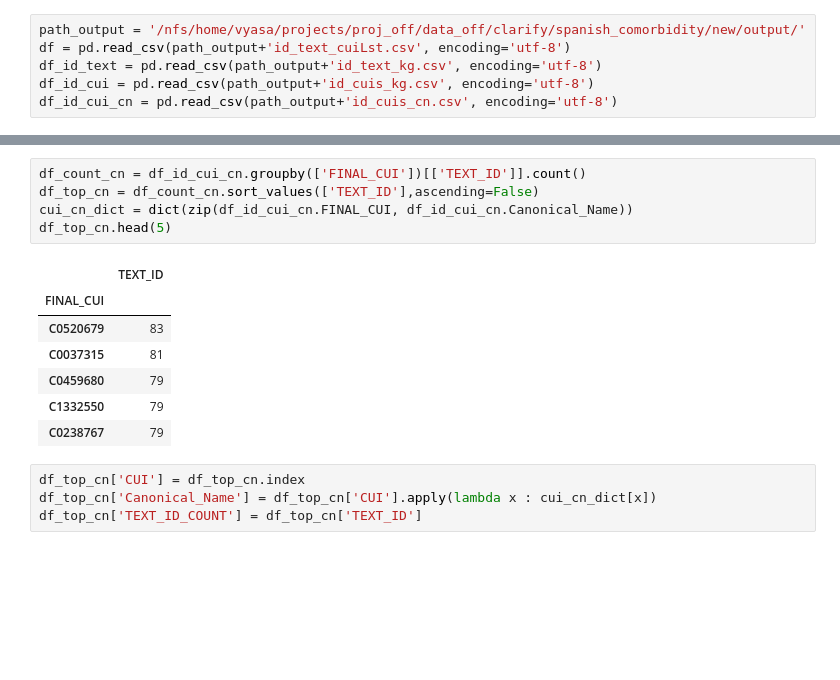
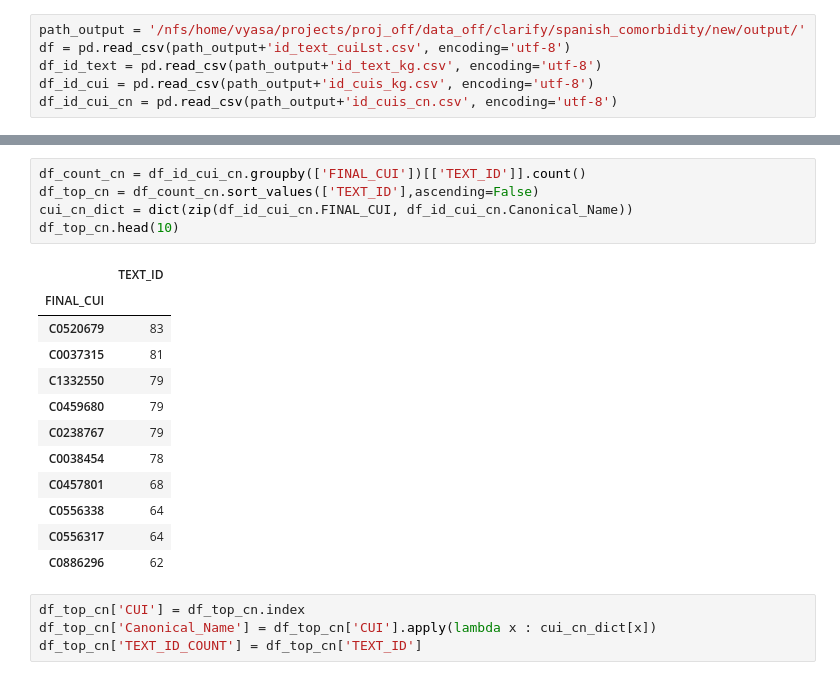
Before and after one commit to vyasakhilesh/biomed_entity_extraction, a Jupyter notebook: notebooks/data_analysis_comp.ipynb, the cells around one changed output, grey strips where cells are left out. Cells and saved outputs as stored; diff of their text form; blank space fills up the shorter version.

```diff
--- a/notebooks/data_analysis_comp.ipynb
+++ b/notebooks/data_analysis_comp.ipynb
@@ -47,16 +77,21 @@ df_id_cui_cn.head(1)
 # %%
 df_count_cn = df_id_cui_cn.groupby(['FINAL_CUI'])[['TEXT_ID']].count()
 df_top_cn = df_count_cn.sort_values(['TEXT_ID'],ascending=False)
 cui_cn_dict = dict(zip(df_id_cui_cn.FINAL_CUI, df_id_cui_cn.Canonical_Name))
-df_top_cn.head(5)
+df_top_cn.head(10)
 # %% [output]
 |  | TEXT_ID |
 | FINAL_CUI |  |
 | C0520679 | 83 |
 | C0037315 | 81 |
+| C1332550 | 79 |
 | C0459680 | 79 |
-| C1332550 | 79 |
 | C0238767 | 79 |
+| C0038454 | 78 |
+| C0457801 | 68 |
+| C0556338 | 64 |
+| C0556317 | 64 |
+| C0886296 | 62 |
 # %%
 df_top_cn['CUI'] = df_top_cn.index
 df_top_cn['Canonical_Name'] = df_top_cn['CUI'].apply(lambda x : cui_cn_dict[x])
```
Also changed, not shown: parts of 16 cells of this notebook, 4 other files.
